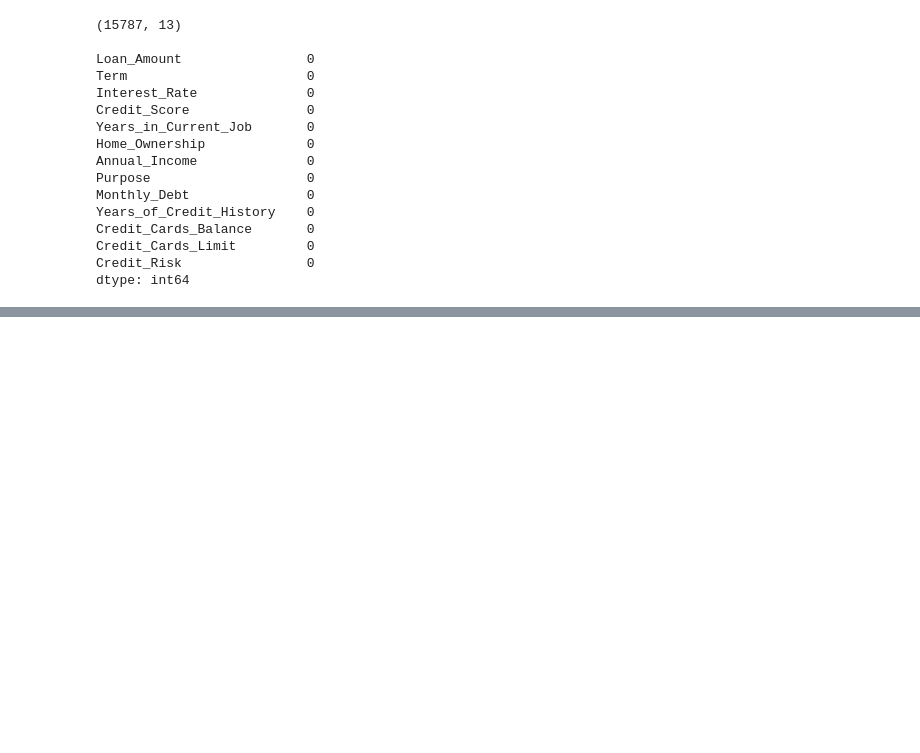
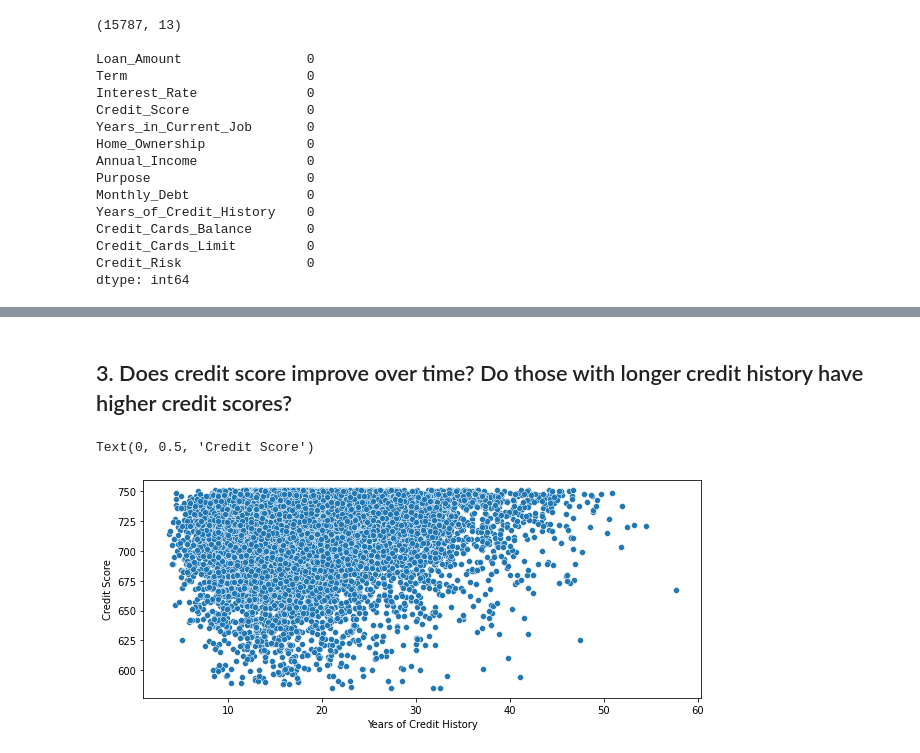
Before and after one commit to karelyrodri/Machine-Learning-CS5262-50, a Jupyter notebook: CS5262_50.ipynb, the cells around one changed output, grey strips where cells are left out. Cells and saved outputs as stored; diff of their text form; code cells hidden in the pictures; blank space fills up the shorter version.

```diff
--- a/CS5262_50.ipynb
+++ b/CS5262_50.ipynb
@@ -133,0 +176,9 @@ dtype: int64
+# %% [markdown]
+## 3. Does credit score improve over time? Do those with longer credit history have higher credit scores?
+# %%
+sns.scatterplot(x=data['Years_of_Credit_History'], y=data['Credit_Score'])
+plt.xlabel("Years of Credit History")
+plt.ylabel("Credit Score")
+# %% [output]
+Text(0, 0.5, 'Credit Score')
+[figure, added]
```
Also changed, not shown: parts of 20 cells of this notebook.
